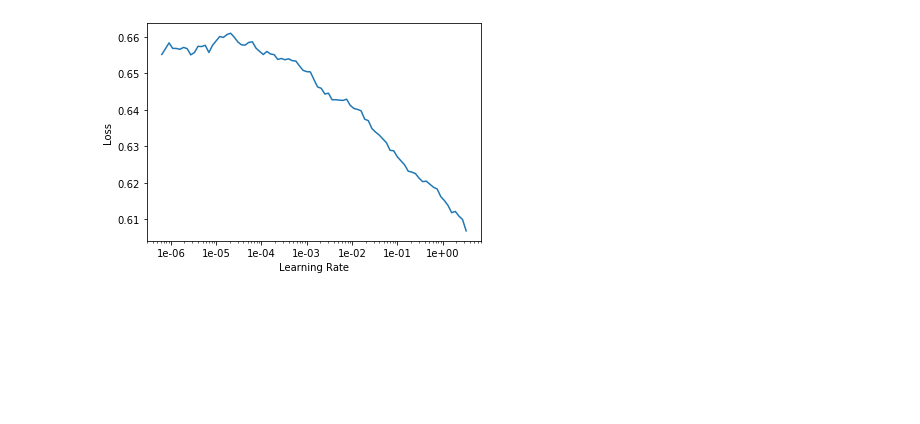
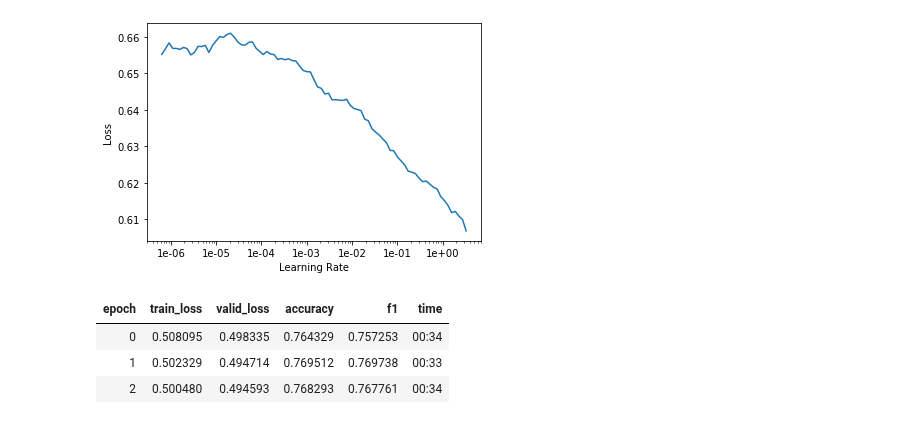
Before and after one commit to wwymak/spacenet-buildings, a Jupyter notebook: xview2/2Dec-classification-masked images.ipynb, the cells around one changed output. Drawn from its saved outputs; the diff is of its cells as text; code cells hidden in the pictures; blank space fills up the shorter version.

```diff
--- a/xview2/2Dec-classification-masked images.ipynb
+++ b/xview2/2Dec-classification-masked images.ipynb
@@ -172,3 +172,10 @@ learn.recorder.plot();
 [interactive output not drawn]
 LR Finder is complete, type {learner_name}.recorder.plot() to see the graph.
 [figure]
+# %%
+learn.fit_one_cycle(3, max_lr=1e-3)
+# %% [output]
+| epoch | train_loss | valid_loss | accuracy | f1 | time |
+| 0 | 0.508095 | 0.498335 | 0.764329 | 0.757253 | 00:34 |
+| 1 | 0.502329 | 0.494714 | 0.769512 | 0.769738 | 00:33 |
+| 2 | 0.500480 | 0.494593 | 0.768293 | 0.767761 | 00:34 |
```
